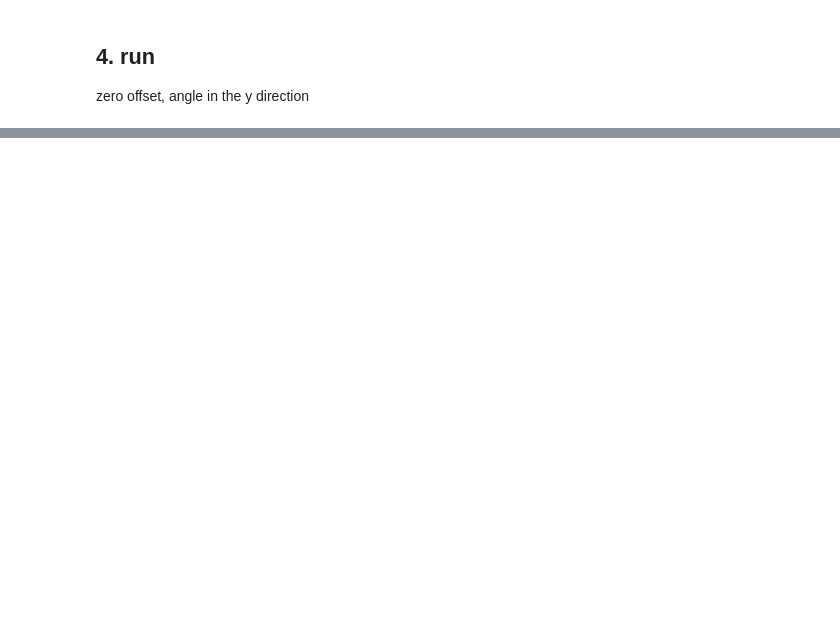
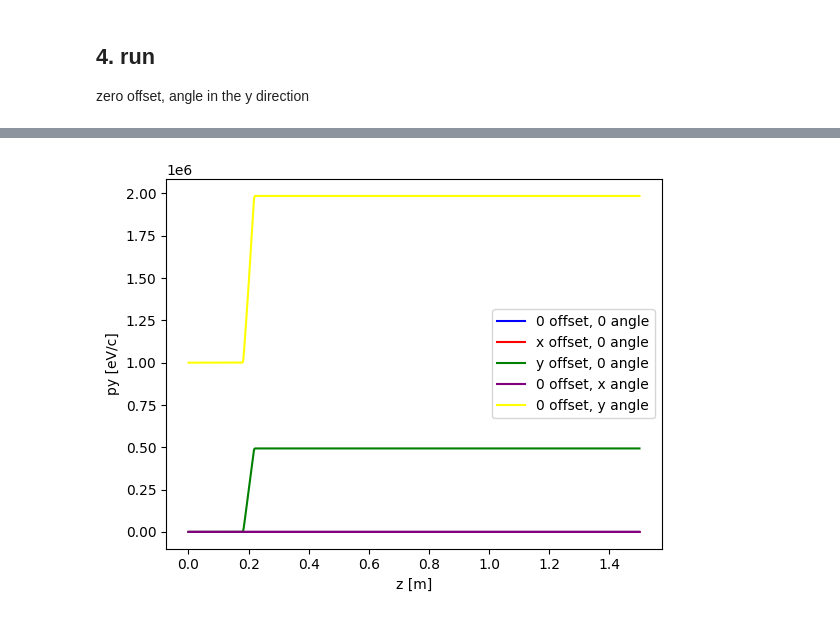
Before and after one commit to mvranovsky/Focusing-And-Deflecting-Devices, a Jupyter notebook: ASTRA/Manual_Example/DataProcessor.ipynb, the cells around one changed output, grey strips where cells are left out. Saved outputs shown, nothing was run; the diff lists cells and outputs as text; code cells hidden in the pictures; blank space fills up the shorter version.

```diff
--- a/ASTRA/Manual_Example/DataProcessor.ipynb
+++ b/ASTRA/Manual_Example/DataProcessor.ipynb
@@ -360,0 +392,4 @@ plotVarAgainstZ("y", data0, data1, data2, data3, data4)
+# %%
+plotVarAgainstZ("py", data0, data1, data2, data3, data4)
+# %% [output]
+[figure, added]
```
Also changed, not shown: parts of 12 cells of this notebook, 9 other files.
